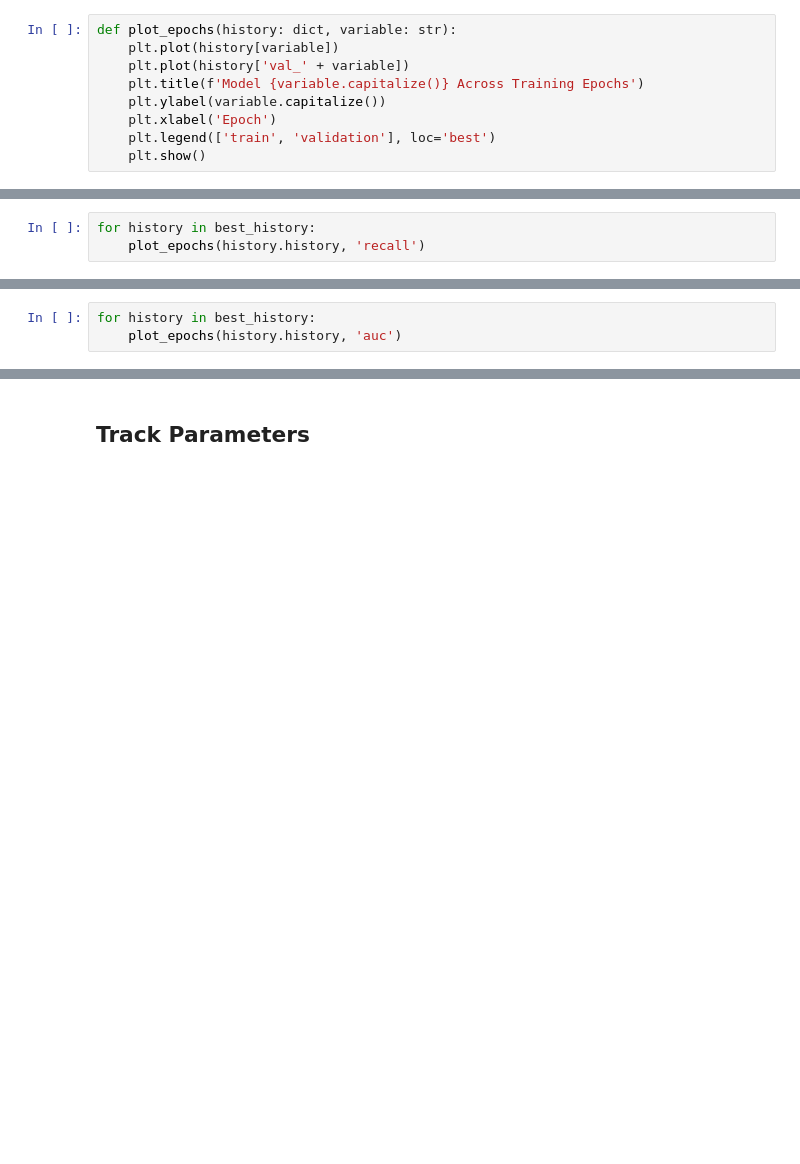
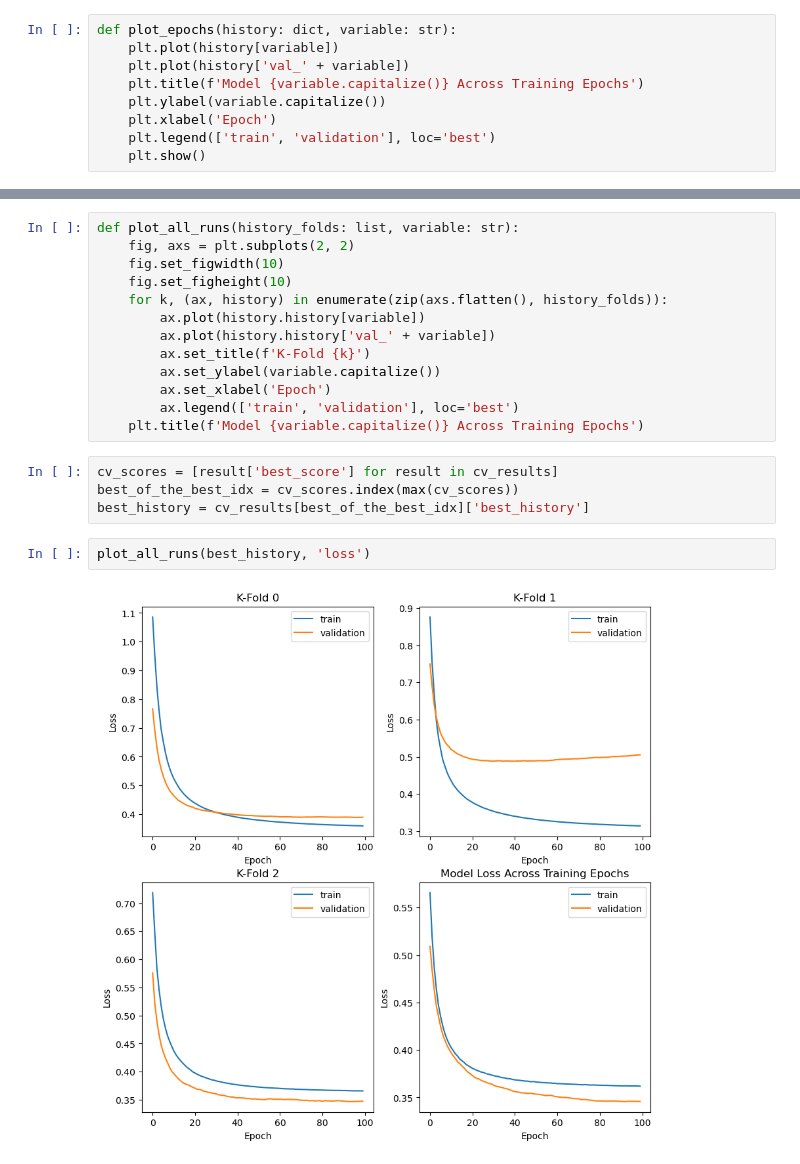
Before and after one commit to ADPriceless/TDA_Asssignment_HeartFailure, a Jupyter notebook: experiment_nn.ipynb, the cells around one changed output, grey strips where cells are left out. Drawn from its saved outputs; the diff is of its cells as text; blank space fills up the shorter version.

```diff
--- a/experiment_nn.ipynb
+++ b/experiment_nn.ipynb
@@ -313,3 +326,0 @@ for history in best_history:
-# %%
-for history in best_history:
-    plot_epochs(history.history, 'recall')
@@ -321,3 +326,0 @@ for history in best_history:
-# %%
-for history in best_history:
-    plot_epochs(history.history, 'auc')
@@ -329,2 +327,21 @@ for history in best_history:
-# %% [markdown]
-## Track Parameters
+# %%
+def plot_all_runs(history_folds: list, variable: str):
+    fig, axs = plt.subplots(2, 2)
+    fig.set_figwidth(10)
+    fig.set_figheight(10)
+    for k, (ax, history) in enumerate(zip(axs.flatten(), history_folds)):
+        ax.plot(history.history[variable])
+        ax.plot(history.history['val_' + variable])
+        ax.set_title(f'K-Fold {k}')
+        ax.set_ylabel(variable.capitalize())
+        ax.set_xlabel('Epoch')
+        ax.legend(['train', 'validation'], loc='best')
+    plt.title(f'Model {variable.capitalize()} Across Training Epochs')
+# %%
+cv_scores = [result['best_score'] for result in cv_results]
+best_of_the_best_idx = cv_scores.index(max(cv_scores))
+best_history = cv_results[best_of_the_best_idx]['best_history']
+# %%
+plot_all_runs(best_history, 'loss')
+# %% [output]
+[figure, added]
```
Also changed, not shown: parts of 20 cells of this notebook, 1 other file.
